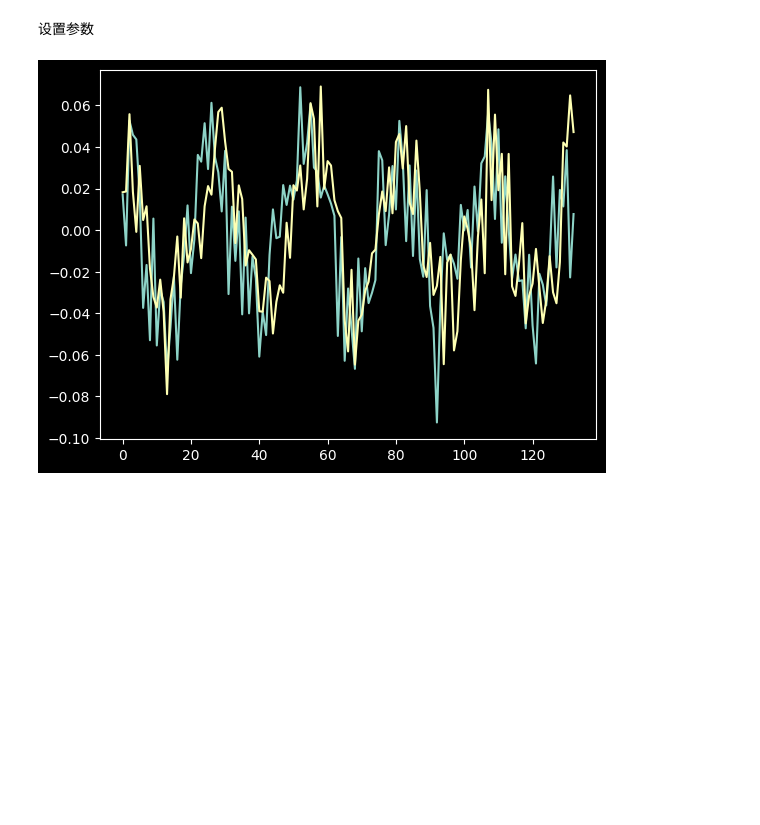
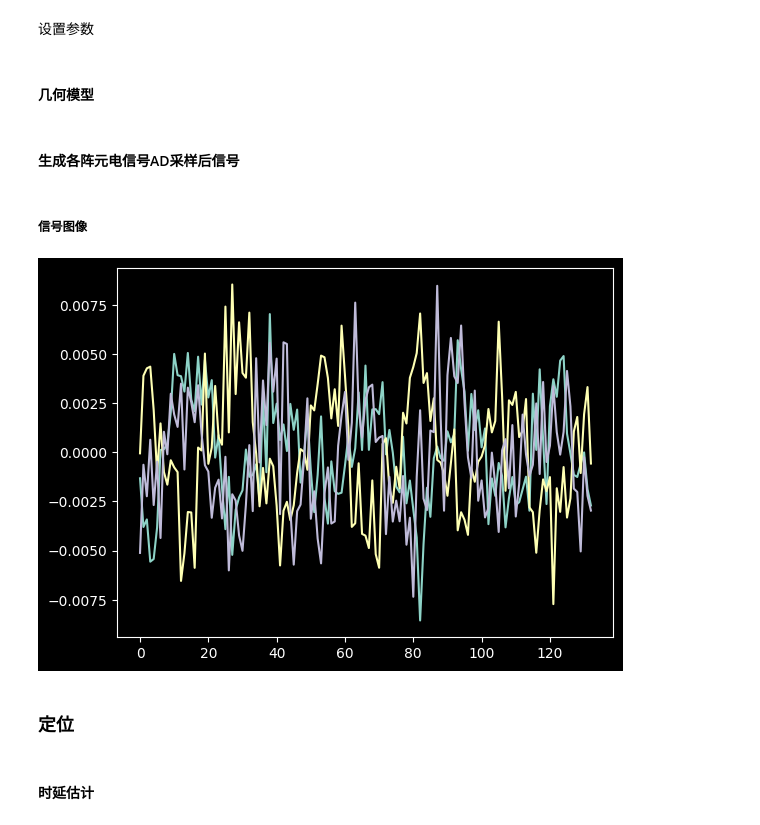
Before and after one commit to LeoJhonSong/ternary-array-passive-bearing, a Jupyter notebook: main.ipynb, the cells around one changed output. Drawn from its saved outputs; the diff is of its cells as text; code cells hidden in the pictures; blank space fills up the shorter version.

```diff
--- a/main.ipynb
+++ b/main.ipynb
@@ -36,2 +17,14 @@ noise = np.tile(noise, 1 + T * fs // (len(noise)))[:int(T * fs)]
+# %%
+f = 37500  # 声源频率
+T = 1  # 采样时长
+r = 300  # 距离
+theta = np.deg2rad(60)  # 角度
+
+d = 0.12
+K = 0.128/d
+c = 1500  # 声速
+fs = 1e6  # 采样频率1M
+# %% [markdown]
+#### 几何模型
 # %%
 d1, d2, d3 = (K + 1) * d / 2, (K - 1) * d / 2, (K + 1) * d / 2
@@ -52,6 +40,17 @@ s3 = simulation.sig_gen(c, f, r3, fs, T)
+# %% [markdown]
+#### 生成各阵元电信号AD采样后信号
+# %%
+# 三阵元处采样信号序列 # TODO: 改成用同一个函数生成, 包含阵元的坐标, 生成信号矩阵
+x1 = simulation.sig_gen(c, f, r1, fs, T)
+x2 = simulation.sig_gen(c, f, r2, fs, T)
+x3 = simulation.sig_gen(c, f, r3, fs, T)
+# %% [markdown]
+##### 信号图像
 # %%
-plt.plot(s1[:5*fs//f])
-plt.plot(s2[:5*fs//f])
+# 绘制x1, x2前5个周期
+plt.plot(x1[:int(5*fs/f)])
+plt.plot(x2[:int(5*fs/f)])
+plt.plot(x3[:int(5*fs/f)])
 plt.show()
 # %% [output]
-[figure, old version]
+[figure, new version]
@@ -71,0 +57,4 @@ phi12_frac, phi23_frac = np.mod(phi12_frac + 0.5, 1) - 0.5, np.mod(phi23_frac +
+# %% [markdown]
+### 定位
+# %% [markdown]
+#### 时延估计
```
Also changed, not shown: parts of 15 cells of this notebook, 1 other file.
